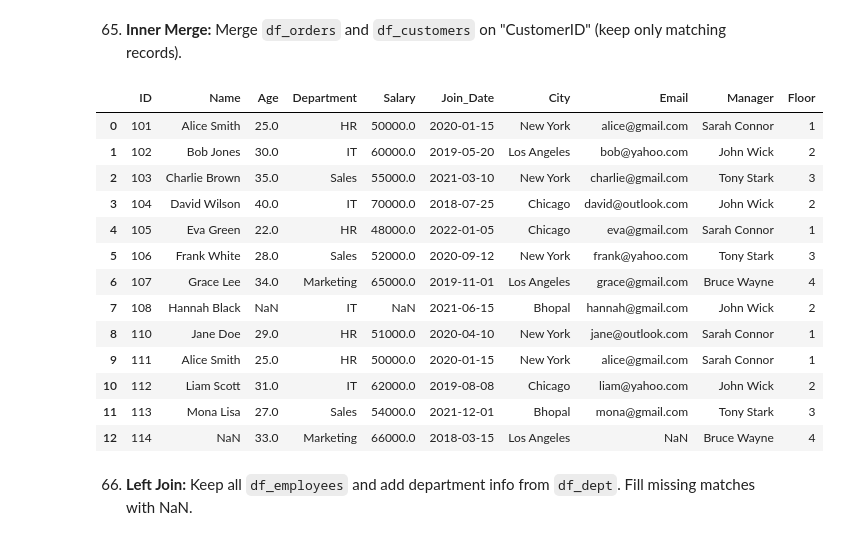
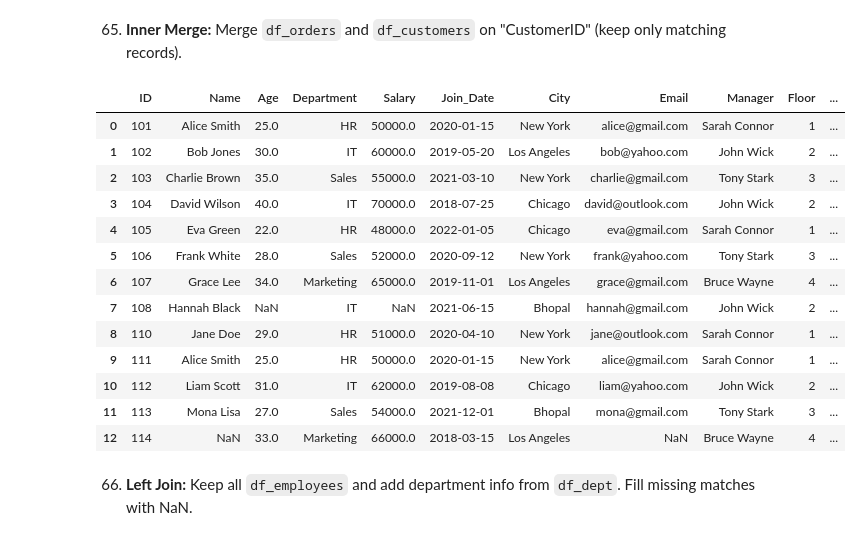
Before and after one commit to tusharshukla34/Advance-Python, a Jupyter notebook: Pandas Practice Questions/Pandas Practice Questions.ipynb, the cells around one changed output. Saved outputs shown, nothing was run; the diff lists cells and outputs as text; code cells hidden in the pictures.

```diff
--- a/Pandas Practice Questions/Pandas Practice Questions.ipynb
+++ b/Pandas Practice Questions/Pandas Practice Questions.ipynb
@@ -703,22 +703,22 @@ pd.concat((a,b),axis=1)
 # %% [markdown]
 65. **Inner Merge:** Merge `df_orders` and `df_customers` on "CustomerID" (keep only matching records).
 # %%
-pd.merge(df1,df2,how='inner', on = 'Department')
+pd.merge(df1,df2,how='inner', on = 'Department',indicator=True)
 # %% [output]
-|  | ID | Name | Age | Department | Salary | Join_Date | City | Email | Manager | Floor |
-| 0 | 101 | Alice Smith | 25.0 | HR | 50000.0 | 2020-01-15 | New York | alice@gmail.com | Sarah Connor | 1 |
-| 1 | 102 | Bob Jones | 30.0 | IT | 60000.0 | 2019-05-20 | Los Angeles | bob@yahoo.com | John Wick | 2 |
-| 2 | 103 | Charlie Brown | 35.0 | Sales | 55000.0 | 2021-03-10 | New York | charlie@gmail.com | Tony Stark | 3 |
-| 3 | 104 | David Wilson | 40.0 | IT | 70000.0 | 2018-07-25 | Chicago | david@outlook.com | John Wick | 2 |
-| 4 | 105 | Eva Green | 22.0 | HR | 48000.0 | 2022-01-05 | Chicago | eva@gmail.com | Sarah Connor | 1 |
-| 5 | 106 | Frank White | 28.0 | Sales | 52000.0 | 2020-09-12 | New York | frank@yahoo.com | Tony Stark | 3 |
-| 6 | 107 | Grace Lee | 34.0 | Marketing | 65000.0 | 2019-11-01 | Los Angeles | grace@gmail.com | Bruce Wayne | 4 |
-| 7 | 108 | Hannah Black | NaN | IT | NaN | 2021-06-15 | Bhopal | hannah@gmail.com | John Wick | 2 |
-| 8 | 110 | Jane Doe | 29.0 | HR | 51000.0 | 2020-04-10 | New York | jane@outlook.com | Sarah Connor | 1 |
-| 9 | 111 | Alice Smith | 25.0 | HR | 50000.0 | 2020-01-15 | New York | alice@gmail.com | Sarah Connor | 1 |
-| 10 | 112 | Liam Scott | 31.0 | IT | 62000.0 | 2019-08-08 | Chicago | liam@yahoo.com | John Wick | 2 |
-| 11 | 113 | Mona Lisa | 27.0 | Sales | 54000.0 | 2021-12-01 | Bhopal | mona@gmail.com | Tony Stark | 3 |
-| 12 | 114 | NaN | 33.0 | Marketing | 66000.0 | 2018-03-15 | Los Angeles | NaN | Bruce Wayne | 4 |
+|  | ID | Name | Age | Department | Salary | Join_Date | City | Email | Manager | Floor | ... |
+| 0 | 101 | Alice Smith | 25.0 | HR | 50000.0 | 2020-01-15 | New York | alice@gmail.com | Sarah Connor | 1 | ... |
+| 1 | 102 | Bob Jones | 30.0 | IT | 60000.0 | 2019-05-20 | Los Angeles | bob@yahoo.com | John Wick | 2 | ... |
+| 2 | 103 | Charlie Brown | 35.0 | Sales | 55000.0 | 2021-03-10 | New York | charlie@gmail.com | Tony Stark | 3 | ... |
+| 3 | 104 | David Wilson | 40.0 | IT | 70000.0 | 2018-07-25 | Chicago | david@outlook.com | John Wick | 2 | ... |
+| 4 | 105 | Eva Green | 22.0 | HR | 48000.0 | 2022-01-05 | Chicago | eva@gmail.com | Sarah Connor | 1 | ... |
+| 5 | 106 | Frank White | 28.0 | Sales | 52000.0 | 2020-09-12 | New York | frank@yahoo.com | Tony Stark | 3 | ... |
+| 6 | 107 | Grace Lee | 34.0 | Marketing | 65000.0 | 2019-11-01 | Los Angeles | grace@gmail.com | Bruce Wayne | 4 | ... |
+| 7 | 108 | Hannah Black | NaN | IT | NaN | 2021-06-15 | Bhopal | hannah@gmail.com | John Wick | 2 | ... |
+| 8 | 110 | Jane Doe | 29.0 | HR | 51000.0 | 2020-04-10 | New York | jane@outlook.com | Sarah Connor | 1 | ... |
+| 9 | 111 | Alice Smith | 25.0 | HR | 50000.0 | 2020-01-15 | New York | alice@gmail.com | Sarah Connor | 1 | ... |
+| 10 | 112 | Liam Scott | 31.0 | IT | 62000.0 | 2019-08-08 | Chicago | liam@yahoo.com | John Wick | 2 | ... |
+| 11 | 113 | Mona Lisa | 27.0 | Sales | 54000.0 | 2021-12-01 | Bhopal | mona@gmail.com | Tony Stark | 3 | ... |
+| 12 | 114 | NaN | 33.0 | Marketing | 66000.0 | 2018-03-15 | Los Angeles | NaN | Bruce Wayne | 4 | ... |
 # %% [markdown]
 66. **Left Join:** Keep all `df_employees` and add department info from `df_dept`. Fill missing matches with NaN.
 # %%
```
Also changed, not shown: parts of 11 cells of this notebook.
